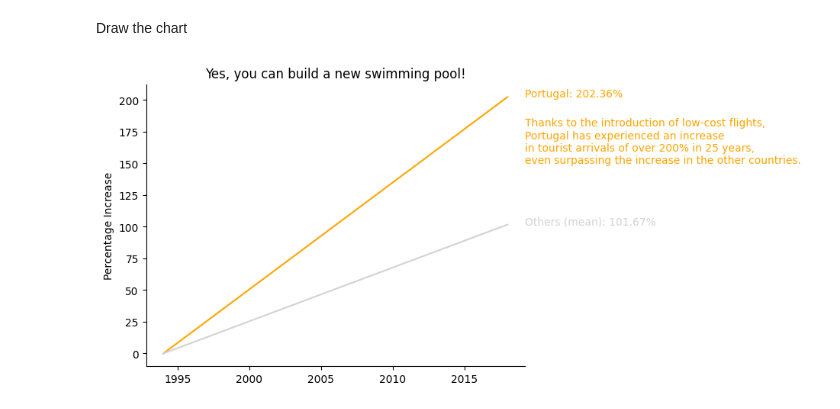
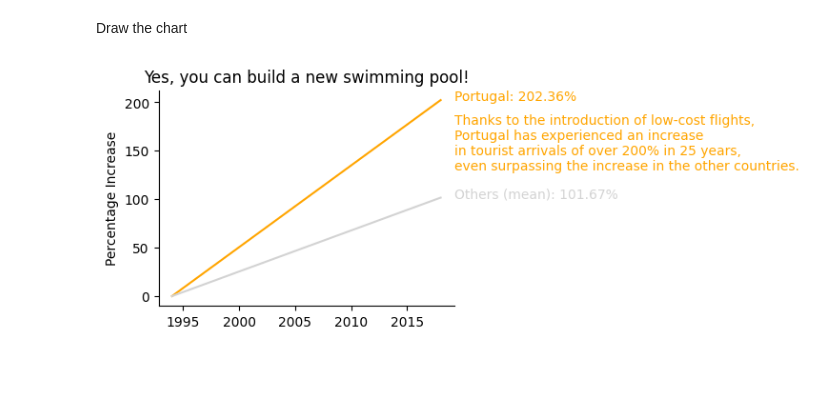
Before and after one commit to alod83/Data-Storytelling-with-Altair-and-AI, a Jupyter notebook: 02/Matplotlib Example.ipynb, the cells around one changed output. Saved outputs shown, nothing was run; the diff lists cells and outputs as text; code cells hidden in the pictures; blank space fills up the shorter version.

```diff
--- a/02/Matplotlib Example.ipynb
+++ b/02/Matplotlib Example.ipynb
@@ -53,7 +54,7 @@ Draw the chart
 from matplotlib.transforms import blended_transform_factory
 import matplotlib.pyplot as plt
 
-f, ax = plt.subplots()
+f, ax = plt.subplots(figsize=(4,3),dpi=100)
 
 for country in df_pi['Country'].unique():
     data = df_pi[df_pi['Country'] == country]
@@ -63,34 +64,34 @@ for country in df_pi['Country'].unique():
             color='orange' if country == 'PT' else 'lightgrey')
 
 trans = blended_transform_factory(x_transform=ax.transAxes, y_transform=ax.transData)
 ax.annotate('Others (mean): ' + '{:.2f}'.format(pi_ot) + '%',
             xy=[1,pi_ot],xycoords=trans,
             ha='left',
             color='lightgrey')
 
 ax.annotate('Portugal: ' + '{:.2f}'.format(pi_pt) + '%',
             xy=[1,pi_pt],
             xycoords=trans,
             ha='left',
             color='orange')
 
 annotation = f"""Thanks to the introduction of low-cost flights,
 Portugal has experienced an increase
 in tourist arrivals of over 200% in 25 years,
 even surpassing the increase in the other countries."""
 
 ax.annotate(annotation,
-           xy=[1,150],
+           xy=[1,130],
            xycoords=trans,
            ha='left',
            color='orange')
 
 plt.title('Yes, you can build a new swimming pool!')
 plt.ylabel('Percentage Increase')
 
 plt.gca().spines['top'].set_visible(False)
 plt.gca().spines['right'].set_visible(False)
-
-plt.show()
+plt.savefig("chart.svg",bbox_inches='tight')
+#plt.show()
 # %% [output]
-[figure, old version]
+[figure, new version]
```
Also changed, not shown: parts of 2 cells of this notebook, 1 other file.
